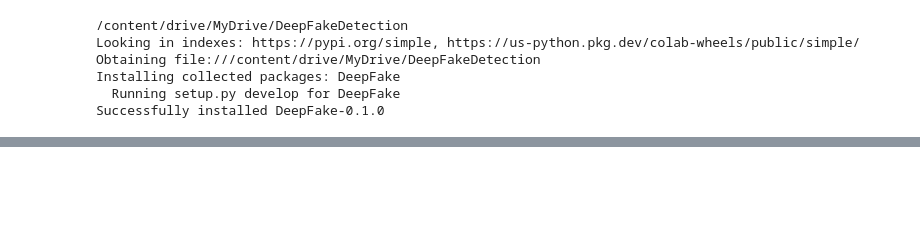
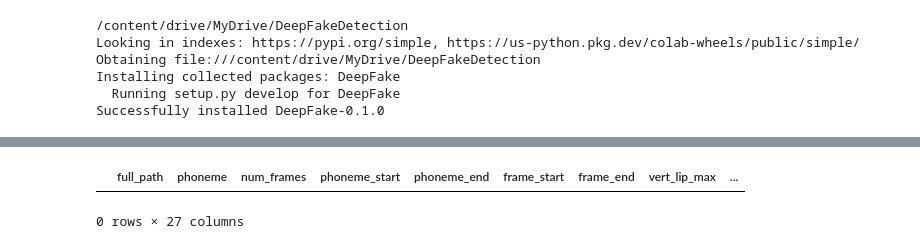
Before and after one commit to romitbarua/MultiModalDeepFake, a Jupyter notebook: TestingNotebooks/PhonemeVsDlib.ipynb, the cells around one changed output, grey strips where cells are left out. Cells and saved outputs as stored; diff of their text form; code cells hidden in the pictures; blank space fills up the shorter version.

```diff
--- a/TestingNotebooks/PhonemeVsDlib.ipynb
+++ b/TestingNotebooks/PhonemeVsDlib.ipynb
@@ -240,0 +288,6 @@ NameError: ignored
+# %%
+#train_df[(train_df['phoneme']=='T') | train_df['phoneme']=='AH0']
+train_df[(train_df['phoneme']=='T')]
+# %% [output]
+|  | full_path | phoneme | num_frames | phoneme_start | phoneme_end | frame_start | frame_end | vert_lip_max | ... |
+0 rows × 27 columns
```
Also changed, not shown: parts of 14 cells of this notebook.
